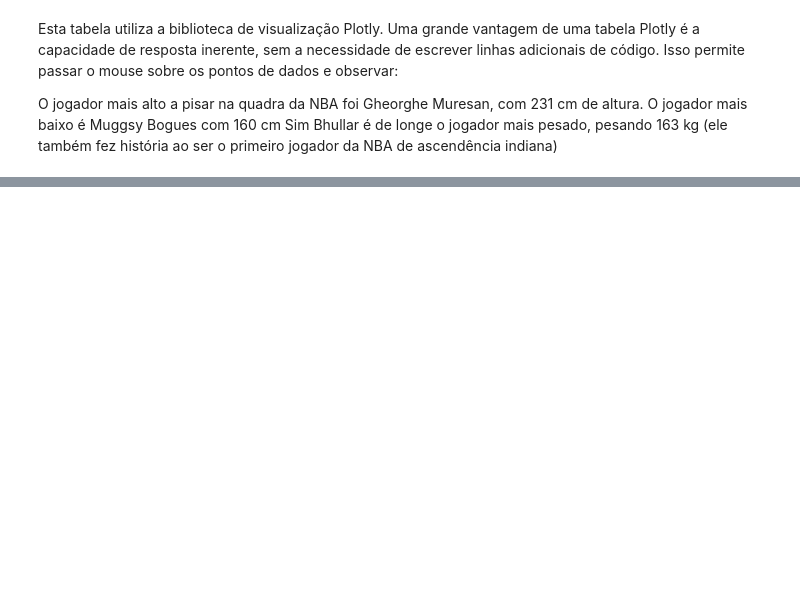
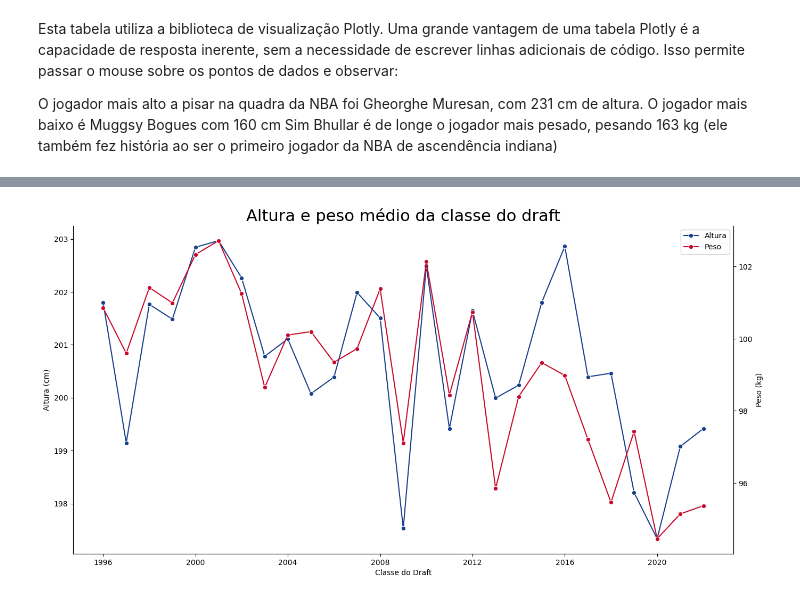
Before and after one commit to lucastak/analise-dados-nba, a Jupyter notebook: nba-analise-altura-peso.ipynb, the cells around one changed output, grey strips where cells are left out. Saved outputs shown, nothing was run; the diff lists cells and outputs as text; code cells hidden in the pictures; blank space fills up the shorter version.

```diff
--- a/nba-analise-altura-peso.ipynb
+++ b/nba-analise-altura-peso.ipynb
@@ -232,0 +299,26 @@ plt.show()
+# %%
+first_season_drafted = df.query('season == draft_year')
+
+h_w_by_draft_year = first_season_drafted.groupby('draft_year')[['player_height', 'player_weight']].mean()
+
+fig, ax = plt.subplots(figsize=(16, 8))
+ax2 = ax.twinx()
+
+sns.lineplot(x=h_w_by_draft_year.index, y='player_height', data=h_w_by_draft_year, marker="o", ax=ax, ci=None, label='Altura', color='#17408b')
+sns.lineplot(x=h_w_by_draft_year.index, y='player_weight', data=h_w_by_draft_year, marker="o", ax=ax2, ci=None, label='Peso', color='#c9082a')
+
+plt.title('Altura e peso médio da classe do draft', fontsize=22)
+ax.xaxis.set_label_text('Classe do Draft')
+ax.yaxis.set_label_text('Altura (cm)')
+ax2.yaxis.set_label_text('Peso (kg)')
+
+lines, labels = ax.get_legend_handles_labels()
+lines2, labels2 = ax2.get_legend_handles_labels()
+ax2.legend(lines + lines2, labels + labels2, loc=0)
+
+ax.spines['top'].set_visible(False)
+ax2.spines['top'].set_visible(False)
+
+plt.show()
+# %% [output]
+[figure, added]
```
Also changed, not shown: parts of 27 cells of this notebook.
